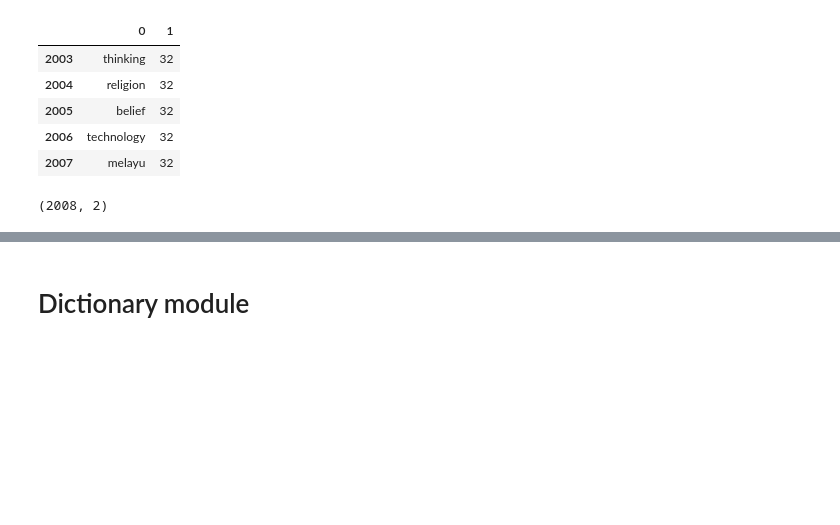
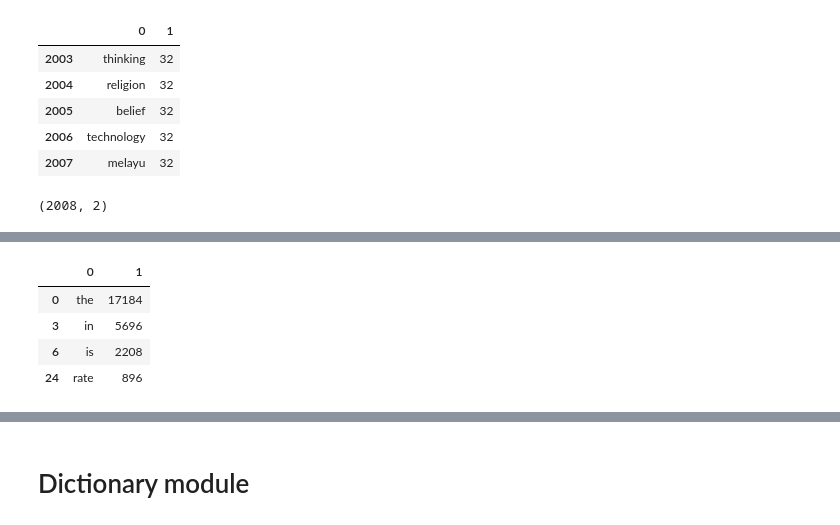
Before and after one commit to IreneFlorez/vocab-tool, a Jupyter notebook: module_vocabulary.ipynb, the cells around one changed output, grey strips where cells are left out. Drawn from its saved outputs; the diff is of its cells as text; code cells hidden in the pictures; blank space fills up the shorter version.

```diff
--- a/module_vocabulary.ipynb
+++ b/module_vocabulary.ipynb
@@ -132 +133,9 @@ df.iloc[301:400]
 99 rows × 2 columns
+# %%
+df.iloc[[0,3,6,24], [0,1]] # 1st, 4th, 7th, 25th row + 1st 2nd columns.
+# %% [output]
+|  | 0 | 1 |
+| 0 | the | 17184 |
+| 3 | in | 5696 |
+| 6 | is | 2208 |
+| 24 | rate | 896 |
```
Also changed, not shown: parts of 37 cells of this notebook.
